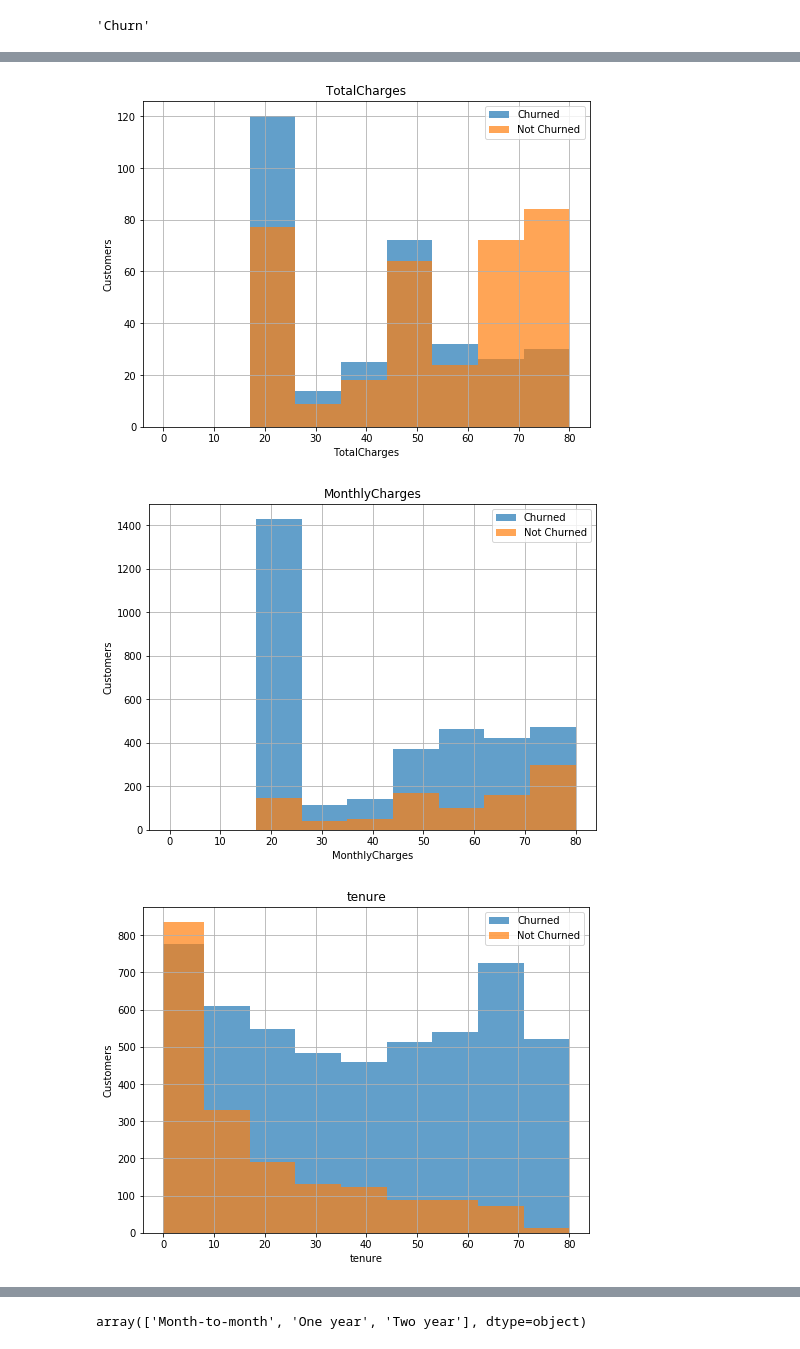
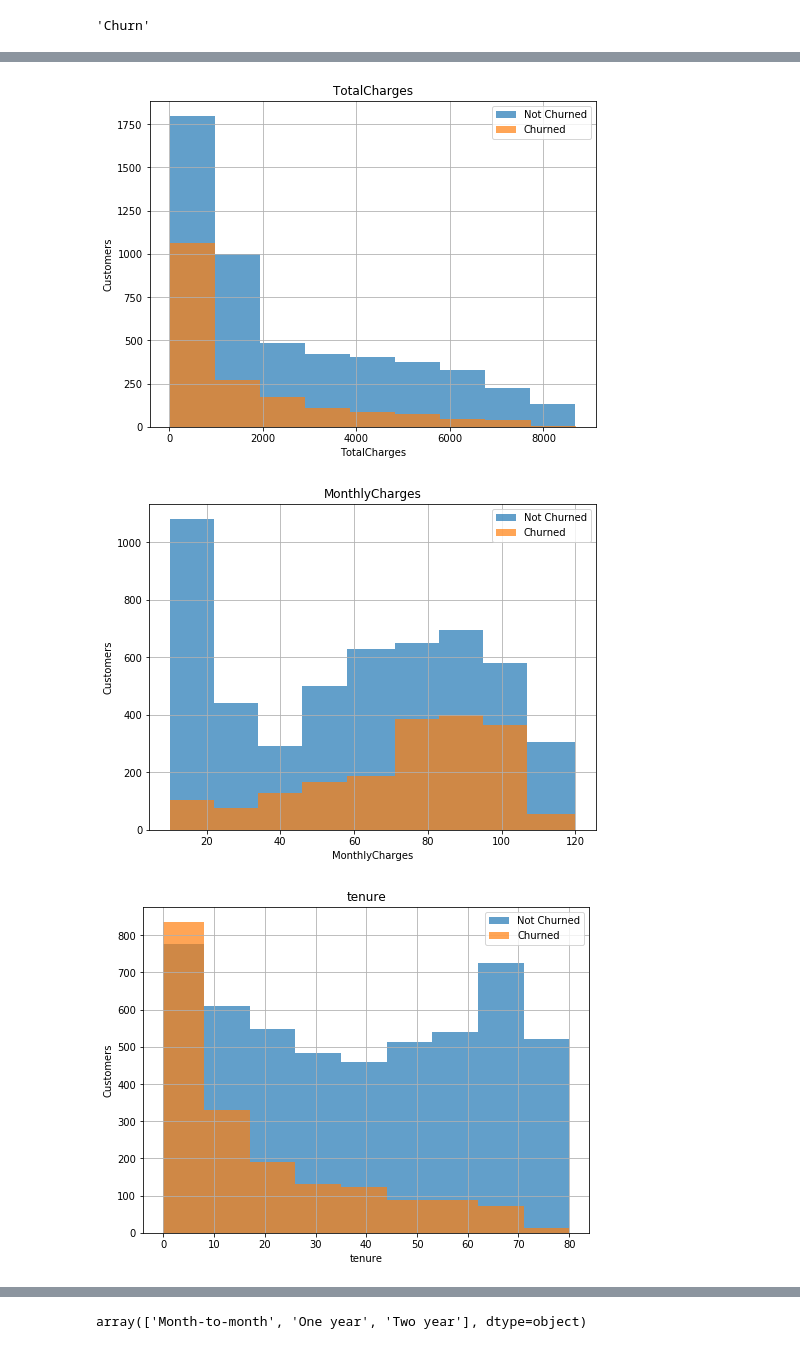
Before and after one commit to katiehouse3/microsoft-azure-ml-notebooks, a Jupyter notebook: Telecom churn 2.ipynb, the cells around one changed output, grey strips where cells are left out. Drawn from its saved outputs; the diff is of its cells as text; code cells hidden in the pictures.

```diff
--- a/Telecom churn 2.ipynb
+++ b/Telecom churn 2.ipynb
@@ -173,0 +208,2 @@ data['TotalCharges']=pd.to_numeric(data['TotalCharges'],errors='coerce')
+# %%
+data=data.fillna(data.mean())
@@ -306,4 +308,4 @@ Q3. How does the distribution differ for customers who have churned and those wh
 # %%
-churned=data.loc[data['Churn'] =='No']
-notchurned=data.loc[data['Churn'] =='Yes']
+churned=data.loc[data['Churn'] =='Yes']
+notchurned=data.loc[data['Churn'] =='No']
 # %%
@@ -331,7 +336,19 @@ import copy
 
 def calKL(dist1,dist2):
 
-    # smoothing for KL divergence- otherwise it goes to inf.
+    '''
+        Input-
+        dist1: Distribution1
+        dist2: Distribution2
+        These can be unnormalized.
+
+        Returns-
+        KL divergence between the two distributions.
+    '''
+    # some distributions might be uneven, since there might be a group (churn, not-churned) taht might never
+    # choose a particular feature. So, we need to find such features and adjust the distribution for them to be
+    # of same length
+
     if(len(dist1)>len(dist2)):
         l=copy.copy(dist1)
         k=copy.copy(dist2)
@@ -342,6 +359,7 @@ def calKL(dist1,dist2):
     dist1=[]
     dist2=[]
 
+    # smoothing for KL divergence- otherwise it goes to inf.
     for index in l.keys():
         if(k.get(index,0)):
             dist1.append(l[index])
@@ -391,17 +426,17 @@ for column in allcolumns:
 sorted_KL= sorted(KL, key=KL.get, reverse=True)
 # %%
-# select top K. Let K=8 then
+# select top K. This denotes the top K interesting trends/change in choices of the customers in the two groups.
 K=8
 name="Customers"
 for column in sorted_KL[:K]:
-#     print("column is",column)
-
     plot=Plot((8,6))
+    plt=plot.plotHist(notchurned,column,name,label='Not Churned')
     plt=plot.plotHist(churned,column,name,label='Churned')
-    plt=plot.plotHist(notchurned,column,name,label='Not Churned')
     plt.title(column)
+    # logging
+    run.log_image(column,plot=plt)
     plt.show()
 # %% [output]
-[figure, old version]
+[figure, new version]
-[figure, old version]
+[figure, new version]
-[figure, old version]
+[figure, new version]
```
Also changed, not shown: parts of 105 cells of this notebook, 6 other files.
